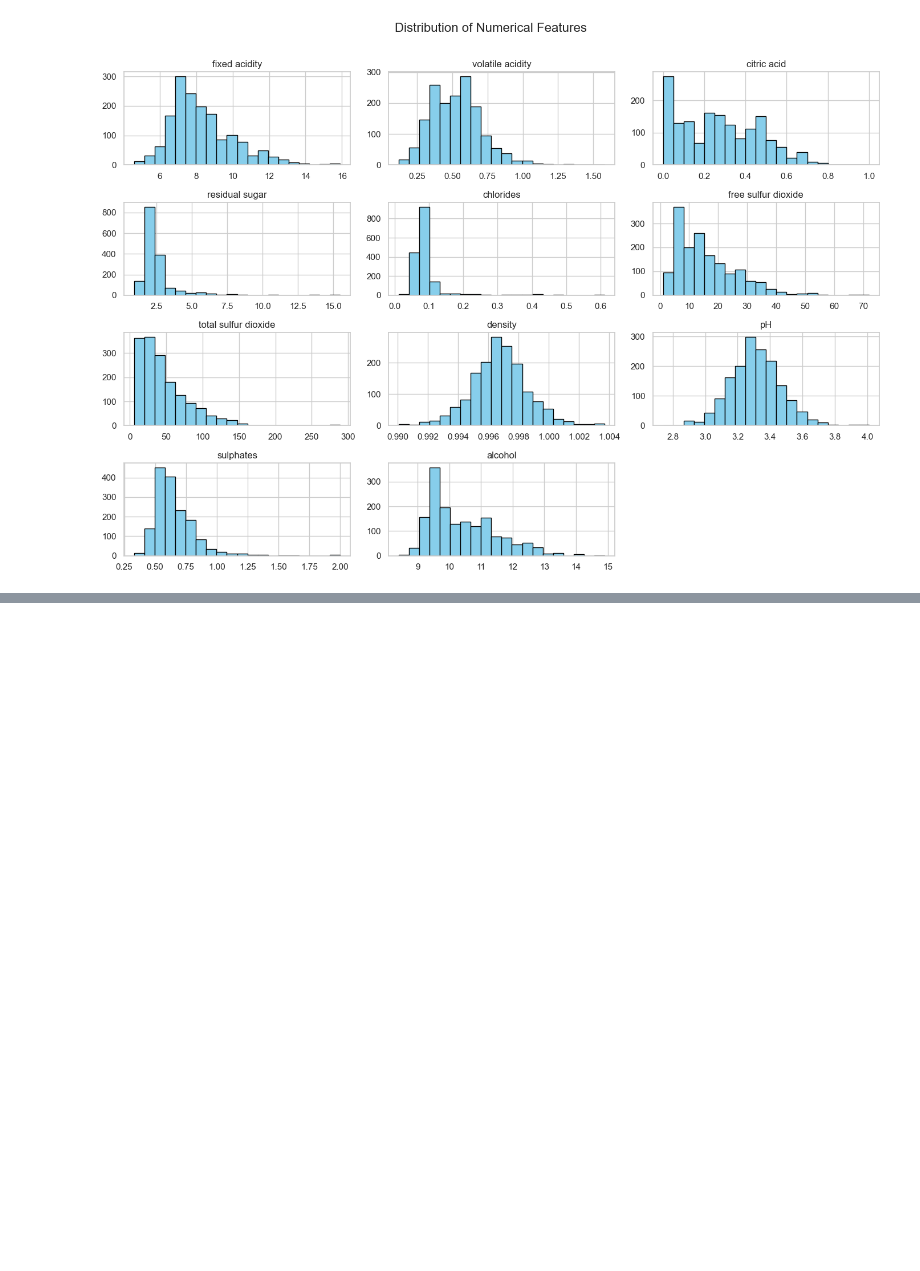
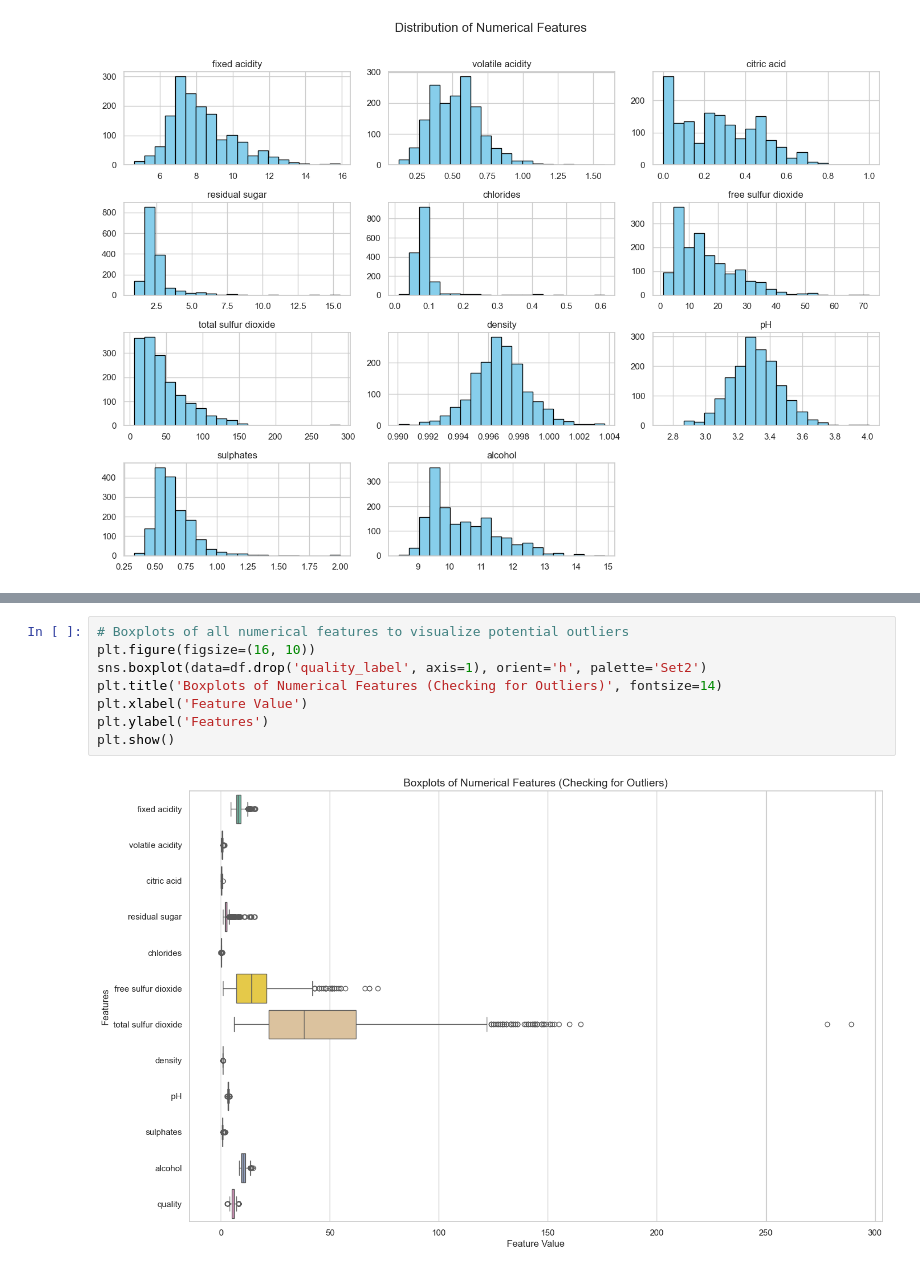
Before and after one commit to izunwaonu/wine-quality-eda, a Jupyter notebook: Assignment1_WineQuality.ipynb, the cells around one changed output, grey strips where cells are left out. Saved outputs shown, nothing was run; the diff lists cells and outputs as text; blank space fills up the shorter version.

```diff
--- a/Assignment1_WineQuality.ipynb
+++ b/Assignment1_WineQuality.ipynb
@@ -171,0 +184,10 @@ plt.show()
+# %%
+# Boxplots of all numerical features to visualize potential outliers
+plt.figure(figsize=(16, 10))
+sns.boxplot(data=df.drop('quality_label', axis=1), orient='h', palette='Set2')
+plt.title('Boxplots of Numerical Features (Checking for Outliers)', fontsize=14)
+plt.xlabel('Feature Value')
+plt.ylabel('Features')
+plt.show()
+# %% [output]
+[figure, added]
```
Also changed, not shown: parts of 11 cells of this notebook, 3 other files.
